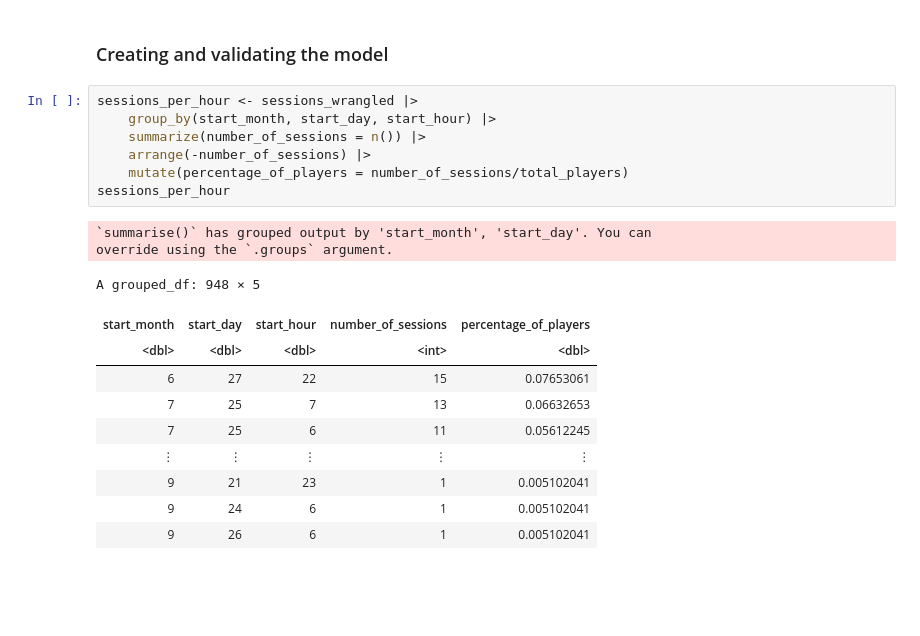
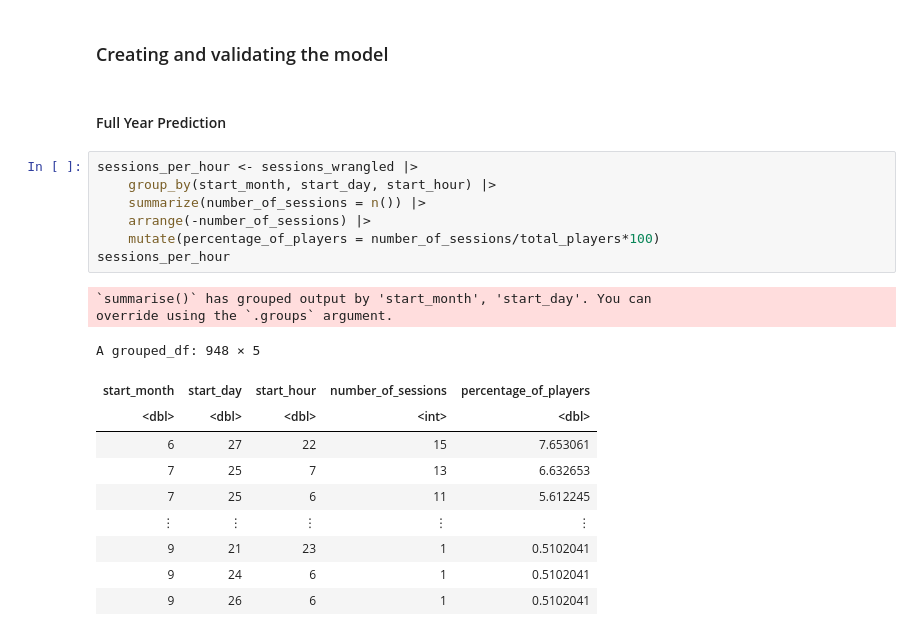
Before and after one commit to masterdoge13/dsci100-project, a Jupyter notebook: Group Project Final Report.ipynb, the cells around one changed output. Saved outputs shown, nothing was run; the diff lists cells and outputs as text; blank space fills up the shorter version.

```diff
--- a/Group Project Final Report.ipynb
+++ b/Group Project Final Report.ipynb
@@ -152,23 +145,25 @@ sessions_hours
 Fig. 1: This graph shows most sessions start between the evening and early morning. We can expect the largest amount of required liscenses to be around this time range.
 # %% [markdown]
 ### Creating and validating the model
+# %% [markdown]
+#### Full Year Prediction
 # %%
 sessions_per_hour <- sessions_wrangled |>
     group_by(start_month, start_day, start_hour) |>
     summarize(number_of_sessions = n()) |>
     arrange(-number_of_sessions) |>
-    mutate(percentage_of_players = number_of_sessions/total_players)
+    mutate(percentage_of_players = number_of_sessions/total_players*100)
 sessions_per_hour
 # %% [output]
 `summarise()` has grouped output by 'start_month', 'start_day'. You can
 override using the `.groups` argument.
 A grouped_df: 948 × 5
 | start_month | start_day | start_hour | number_of_sessions | percentage_of_players |
 | <dbl> | <dbl> | <dbl> | <int> | <dbl> |
-| 6 | 27 | 22 | 15 | 0.07653061 |
-| 7 | 25 | 7 | 13 | 0.06632653 |
-| 7 | 25 | 6 | 11 | 0.05612245 |
+| 6 | 27 | 22 | 15 | 7.653061 |
+| 7 | 25 | 7 | 13 | 6.632653 |
+| 7 | 25 | 6 | 11 | 5.612245 |
 | ⋮ | ⋮ | ⋮ | ⋮ | ⋮ |
-| 9 | 21 | 23 | 1 | 0.005102041 |
-| 9 | 24 | 6 | 1 | 0.005102041 |
-| 9 | 26 | 6 | 1 | 0.005102041 |
+| 9 | 21 | 23 | 1 | 0.5102041 |
+| 9 | 24 | 6 | 1 | 0.5102041 |
+| 9 | 26 | 6 | 1 | 0.5102041 |
```
Also changed, not shown: parts of 9 cells of this notebook.
